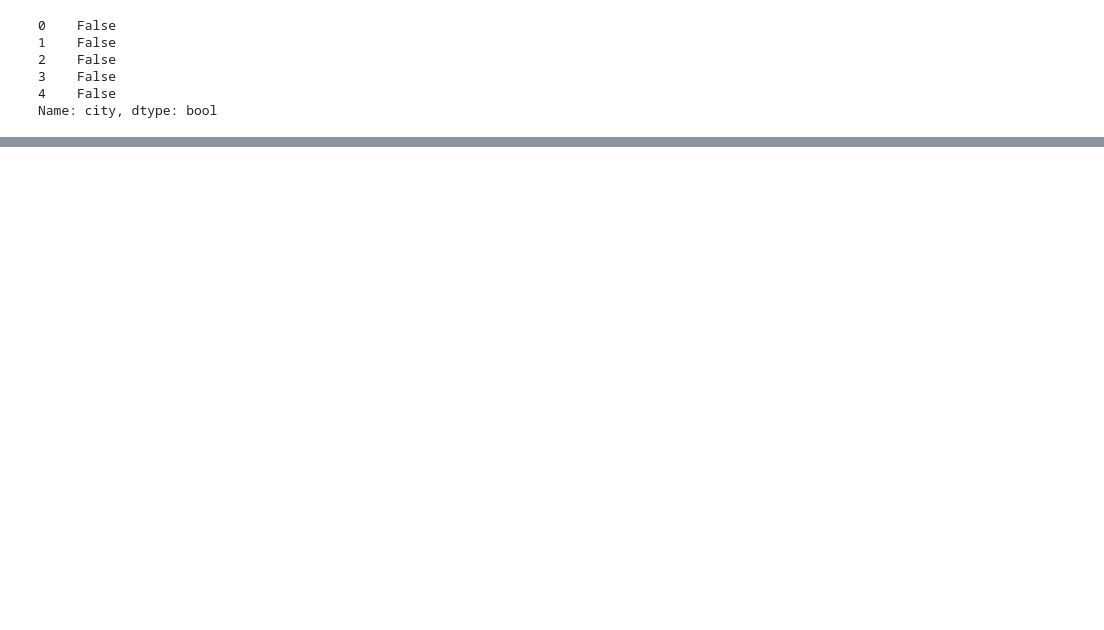
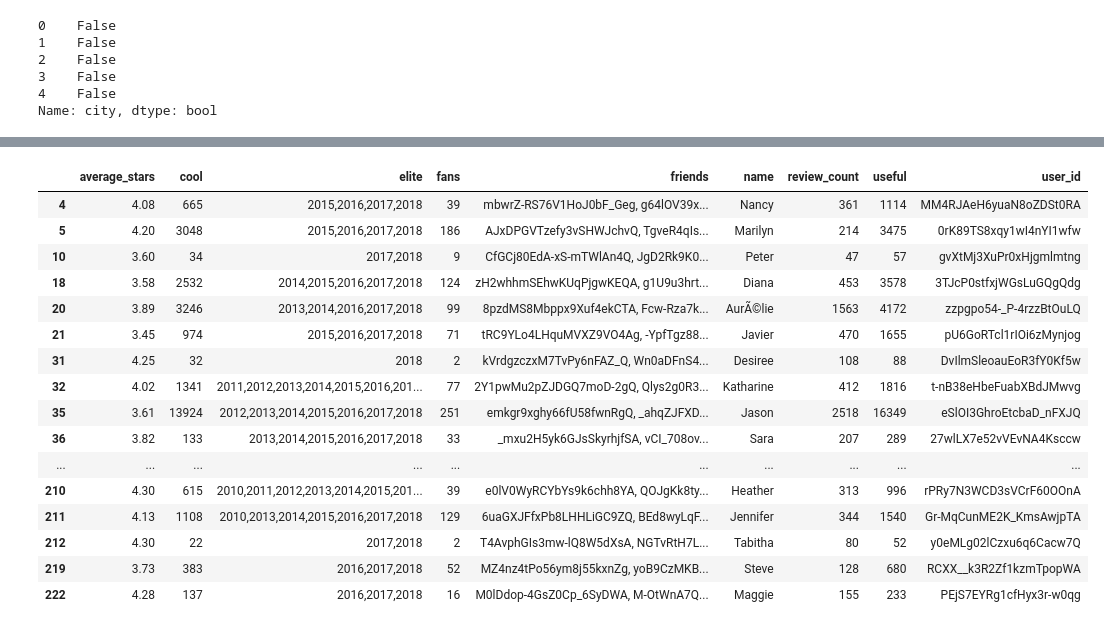
Before and after one commit to rhoffp4/Montreal_food, a Jupyter notebook: Yelp_project.ipynb, the cells around one changed output, grey strips where cells are left out. Cells and saved outputs as stored; diff of their text form; code cells hidden in the pictures; blank space fills up the shorter version.

```diff
--- a/Yelp_project.ipynb
+++ b/Yelp_project.ipynb
@@ -203,0 +95,26 @@ Name: stars, Length: 5779, dtype: float64
+# %%
+user = pd.read_json('user.json', lines=True)
+# %%
+user.drop(['compliment_cool', 'compliment_cute', 'compliment_funny', 'compliment_hot', 'compliment_list', 'compliment_more', 'compliment_note', 'compliment_photos', 'compliment_plain', 'compliment_profile', 'compliment_writer', 'funny', 'yelping_since'], axis=1, inplace=True)
+# %%
+user_elite_title = user[user.elite.str.contains('2018')]
+# %%
+user_elite_title.head(60)
+# %% [output]
+|  | average_stars | cool | elite | fans | friends | name | review_count | useful | user_id |
+| 4 | 4.08 | 665 | 2015,2016,2017,2018 | 39 | mbwrZ-RS76V1HoJ0bF_Geg, g64lOV39x... | Nancy | 361 | 1114 | MM4RJAeH6yuaN8oZDSt0RA |
+| 5 | 4.20 | 3048 | 2015,2016,2017,2018 | 186 | AJxDPGVTzefy3vSHWJchvQ, TgveR4qIs... | Marilyn | 214 | 3475 | 0rK89TS8xqy1wI4nYI1wfw |
+| 10 | 3.60 | 34 | 2017,2018 | 9 | CfGCj80EdA-xS-mTWlAn4Q, JgD2Rk9K0... | Peter | 47 | 57 | gvXtMj3XuPr0xHjgmlmtng |
+| 18 | 3.58 | 2532 | 2014,2015,2016,2017,2018 | 124 | zH2whhmSEhwKUqPjgwKEQA, g1U9u3hrt... | Diana | 453 | 3578 | 3TJcP0stfxjWGsLuGQgQdg |
+| 20 | 3.89 | 3246 | 2013,2014,2016,2017,2018 | 99 | 8pzdMS8Mbppx9Xuf4ekCTA, Fcw-Rza7k... | AurÃ©lie | 1563 | 4172 | zzpgpo54-_P-4rzzBtOuLQ |
+| 21 | 3.45 | 974 | 2015,2016,2017,2018 | 71 | tRC9YLo4LHquMVXZ9VO4Ag, -YpfTgz88... | Javier | 470 | 1655 | pU6GoRTcl1rIOi6zMynjog |
+| 31 | 4.25 | 32 | 2018 | 2 | kVrdgzczxM7TvPy6nFAZ_Q, Wn0aDFnS4... | Desiree | 108 | 88 | DvIlmSleoauEoR3fY0Kf5w |
+| 32 | 4.02 | 1341 | 2011,2012,2013,2014,2015,2016,201... | 77 | 2Y1pwMu2pZJDGQ7moD-2gQ, Qlys2g0R3... | Katharine | 412 | 1816 | t-nB38eHbeFuabXBdJMwvg |
+| 35 | 3.61 | 13924 | 2012,2013,2014,2015,2016,2017,2018 | 251 | emkgr9xghy66fU58fwnRgQ, _ahqZJFXD... | Jason | 2518 | 16349 | eSlOI3GhroEtcbaD_nFXJQ |
+| 36 | 3.82 | 133 | 2013,2014,2015,2016,2017,2018 | 33 | _mxu2H5yk6GJsSkyrhjfSA, vCI_708ov... | Sara | 207 | 289 | 27wlLX7e52vVEvNA4Ksccw |
+| ... | ... | ... | ... | ... | ... | ... | ... | ... | ... |
+| 210 | 4.30 | 615 | 2010,2011,2012,2013,2014,2015,201... | 39 | e0lV0WyRCYbYs9k6chh8YA, QOJgKk8ty... | Heather | 313 | 996 | rPRy7N3WCD3sVCrF60OOnA |
+| 211 | 4.13 | 1108 | 2010,2013,2014,2015,2016,2017,2018 | 129 | 6uaGXJFfxPb8LHHLiGC9ZQ, BEd8wyLqF... | Jennifer | 344 | 1540 | Gr-MqCunME2K_KmsAwjpTA |
+| 212 | 4.30 | 22 | 2017,2018 | 2 | T4AvphGIs3mw-lQ8W5dXsA, NGTvRtH7L... | Tabitha | 80 | 52 | y0eMLg02lCzxu6q6Cacw7Q |
+| 219 | 3.73 | 383 | 2016,2017,2018 | 52 | MZ4nz4tPo56ym8j55kxnZg, yoB9CzMKB... | Steve | 128 | 680 | RCXX__k3R2Zf1kzmTpopWA |
+| 222 | 4.28 | 137 | 2016,2017,2018 | 16 | M0lDdop-4GsZ0Cp_6SyDWA, M-OtWnA7Q... | Maggie | 155 | 233 | PEjS7EYRg1cfHyx3r-w0qg |
```
Also changed, not shown: parts of 28 cells of this notebook.
